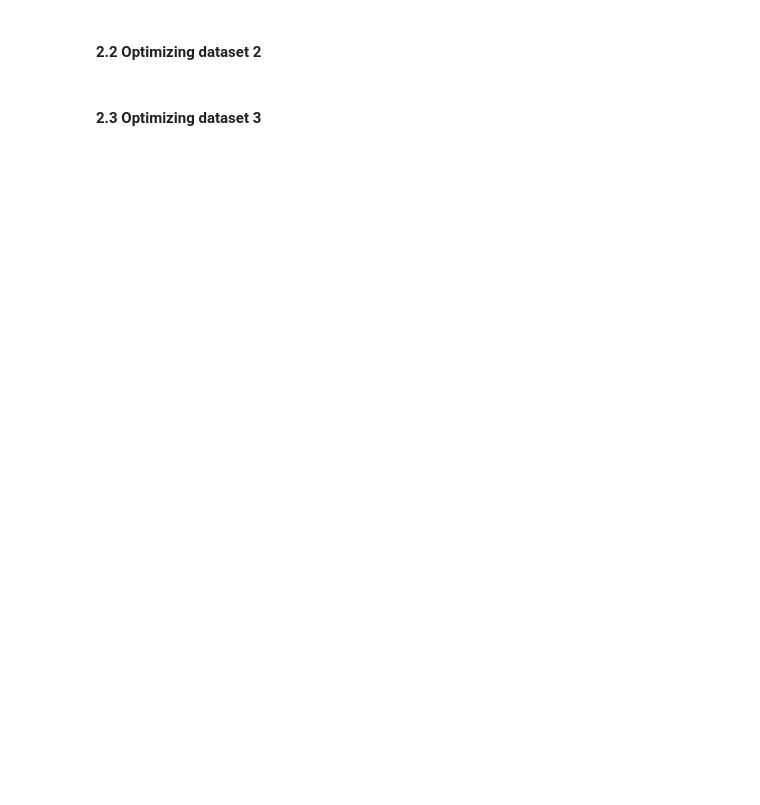
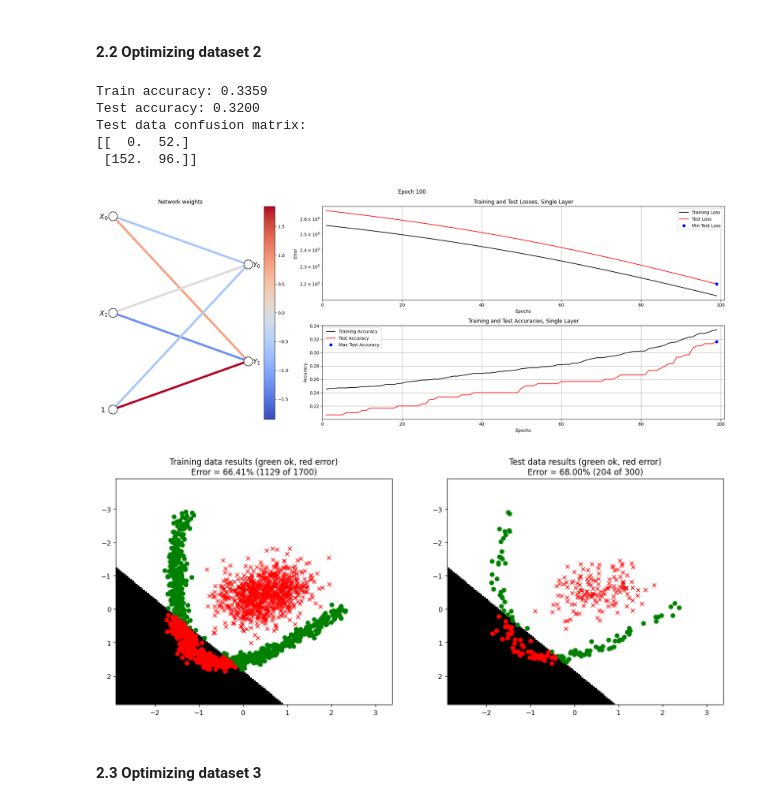
Before and after one commit to arreen/deeplearninglabs, a Jupyter notebook: 1_Back_propagation/1_Back_propagation/SingleLayer.ipynb, the cells around one changed output. Cells and saved outputs as stored; diff of their text form; code cells hidden in the pictures; blank space fills up the shorter version.

```diff
--- a/1_Back_propagation/1_Back_propagation/SingleLayer.ipynb
+++ b/1_Back_propagation/1_Back_propagation/SingleLayer.ipynb
@@ -468,18 +495,27 @@ trainSingleLayerOnDataset(1, 0.15, W0, B0, params)
 # %%
 # --------------------------------------------
 # === Your code here =========================
 # --------------------------------------------
 
-nInputs  = ???
-nClasses = ???
+nInputs  = 2
+nClasses = 2
 
-W0 = ???
-B0 = ???
+np.random.seed(123)
+W0 = np.random.randn(nInputs, nClasses)
+B0 = np.random.randn(1, nClasses)
 
-params = {"epochs": ???, "learningRate": ???, "normalize": False, "useTanhOutput": False}
+params = {"epochs": 100, "learningRate": 0.01, "normalize": True, "useTanhOutput": True}
 # ============================================
 
 trainSingleLayerOnDataset(2, 0.15, W0, B0, params)
+# %% [output]
+Train accuracy: 0.3359
+Test accuracy: 0.3200
+Test data confusion matrix:
+[[  0.  52.]
+ [152.  96.]]
+[figure, added]
+[figure, added]
 # %% [markdown]
 #### **2.3 Optimizing dataset 3**
 # %%
```
Also changed, not shown: parts of 13 cells of this notebook, 1 other file.
